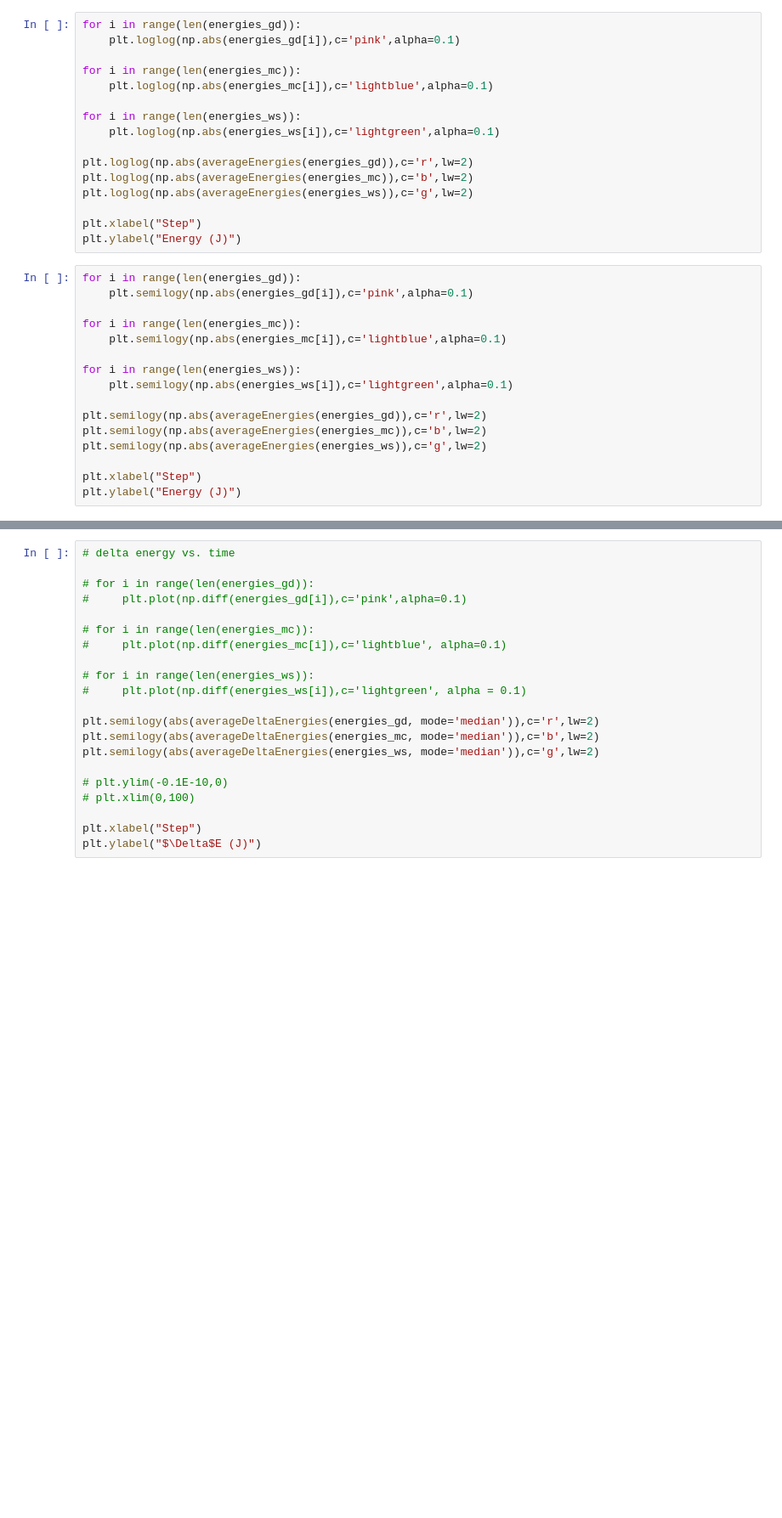
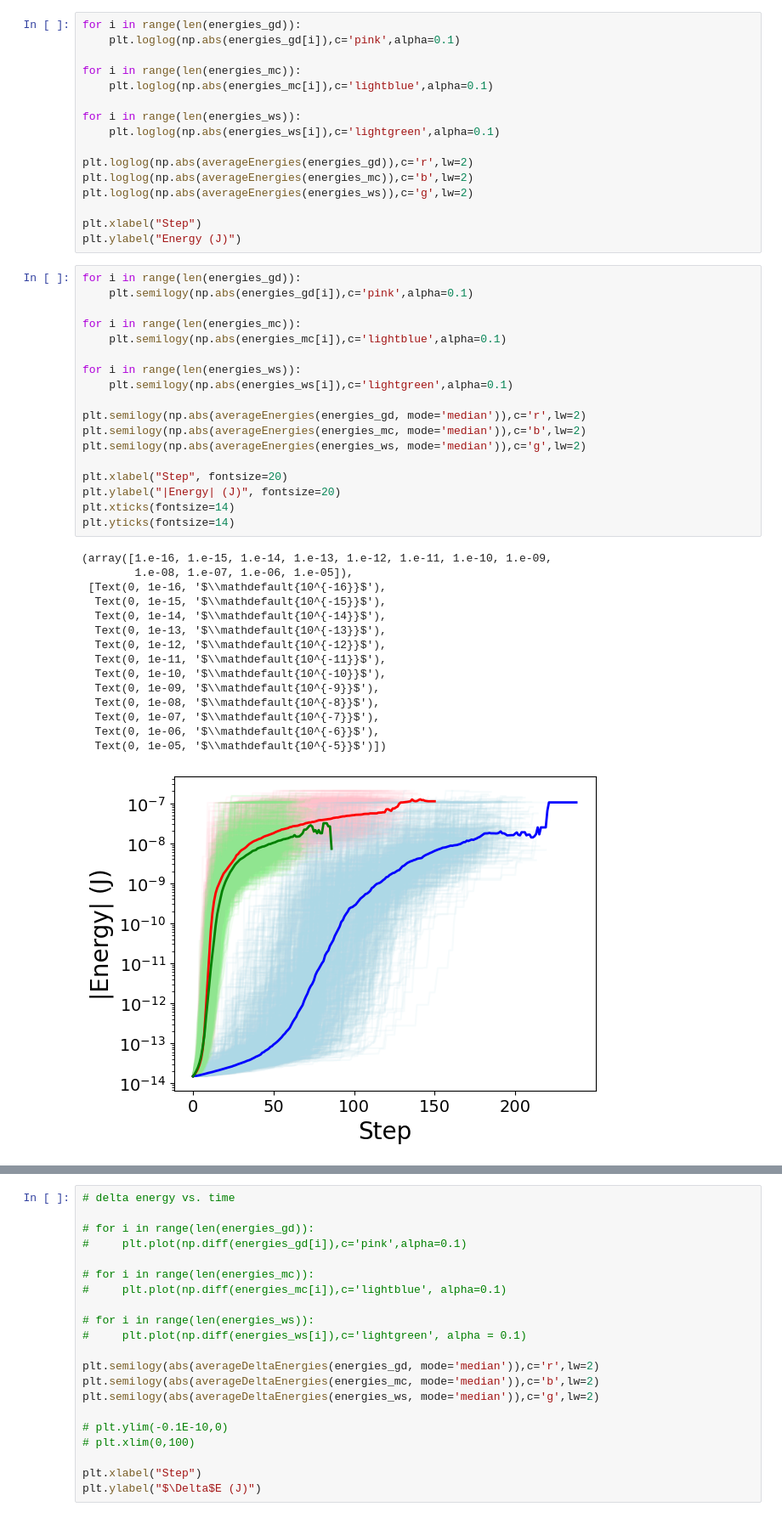
Before and after one commit to dymc9548/Magnetic-actuator-simulation, a Jupyter notebook: testing_sim_methods.ipynb, the cells around one changed output, grey strips where cells are left out. Shown at 85% size. Drawn from its saved outputs; the diff is of its cells as text; blank space fills up the shorter version.

```diff
--- a/testing_sim_methods.ipynb
+++ b/testing_sim_methods.ipynb
@@ -249,17 +249,35 @@ plt.ylabel("Energy (J)")
 # %%
 for i in range(len(energies_gd)):
     plt.semilogy(np.abs(energies_gd[i]),c='pink',alpha=0.1)
 
 for i in range(len(energies_mc)):
     plt.semilogy(np.abs(energies_mc[i]),c='lightblue',alpha=0.1)
 
 for i in range(len(energies_ws)):
     plt.semilogy(np.abs(energies_ws[i]),c='lightgreen',alpha=0.1)
 
-plt.semilogy(np.abs(averageEnergies(energies_gd)),c='r',lw=2)
-plt.semilogy(np.abs(averageEnergies(energies_mc)),c='b',lw=2)
-plt.semilogy(np.abs(averageEnergies(energies_ws)),c='g',lw=2)
+plt.semilogy(np.abs(averageEnergies(energies_gd, mode='median')),c='r',lw=2)
+plt.semilogy(np.abs(averageEnergies(energies_mc, mode='median')),c='b',lw=2)
+plt.semilogy(np.abs(averageEnergies(energies_ws, mode='median')),c='g',lw=2)
 
-plt.xlabel("Step")
-plt.ylabel("Energy (J)")
+plt.xlabel("Step", fontsize=20)
+plt.ylabel("|Energy| (J)", fontsize=20)
+plt.xticks(fontsize=14)
+plt.yticks(fontsize=14)
+# %% [output]
+(array([1.e-16, 1.e-15, 1.e-14, 1.e-13, 1.e-12, 1.e-11, 1.e-10, 1.e-09,
+        1.e-08, 1.e-07, 1.e-06, 1.e-05]),
+ [Text(0, 1e-16, '$\\mathdefault{10^{-16}}$'),
+  Text(0, 1e-15, '$\\mathdefault{10^{-15}}$'),
+  Text(0, 1e-14, '$\\mathdefault{10^{-14}}$'),
+  Text(0, 1e-13, '$\\mathdefault{10^{-13}}$'),
+  Text(0, 1e-12, '$\\mathdefault{10^{-12}}$'),
+  Text(0, 1e-11, '$\\mathdefault{10^{-11}}$'),
+  Text(0, 1e-10, '$\\mathdefault{10^{-10}}$'),
+  Text(0, 1e-09, '$\\mathdefault{10^{-9}}$'),
+  Text(0, 1e-08, '$\\mathdefault{10^{-8}}$'),
+  Text(0, 1e-07, '$\\mathdefault{10^{-7}}$'),
+  Text(0, 1e-06, '$\\mathdefault{10^{-6}}$'),
+  Text(0, 1e-05, '$\\mathdefault{10^{-5}}$')])
+[figure, added]
 # %%
```
Also changed, not shown: parts of 15 cells of this notebook, 16 other files.
